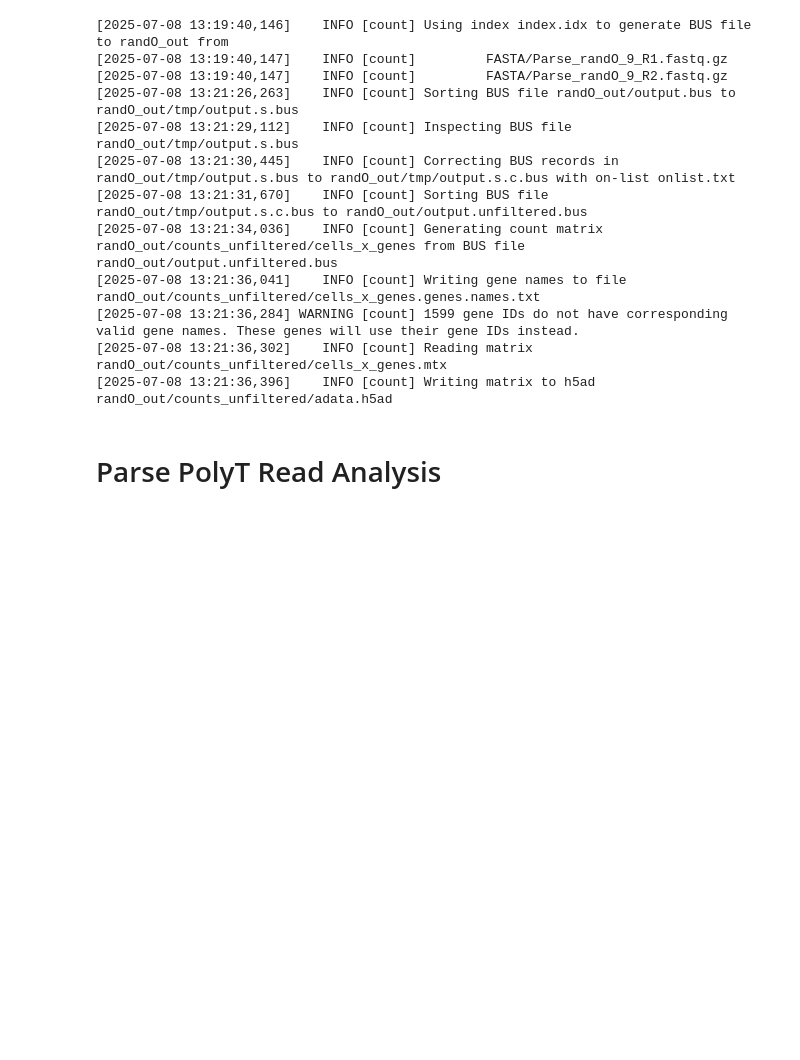
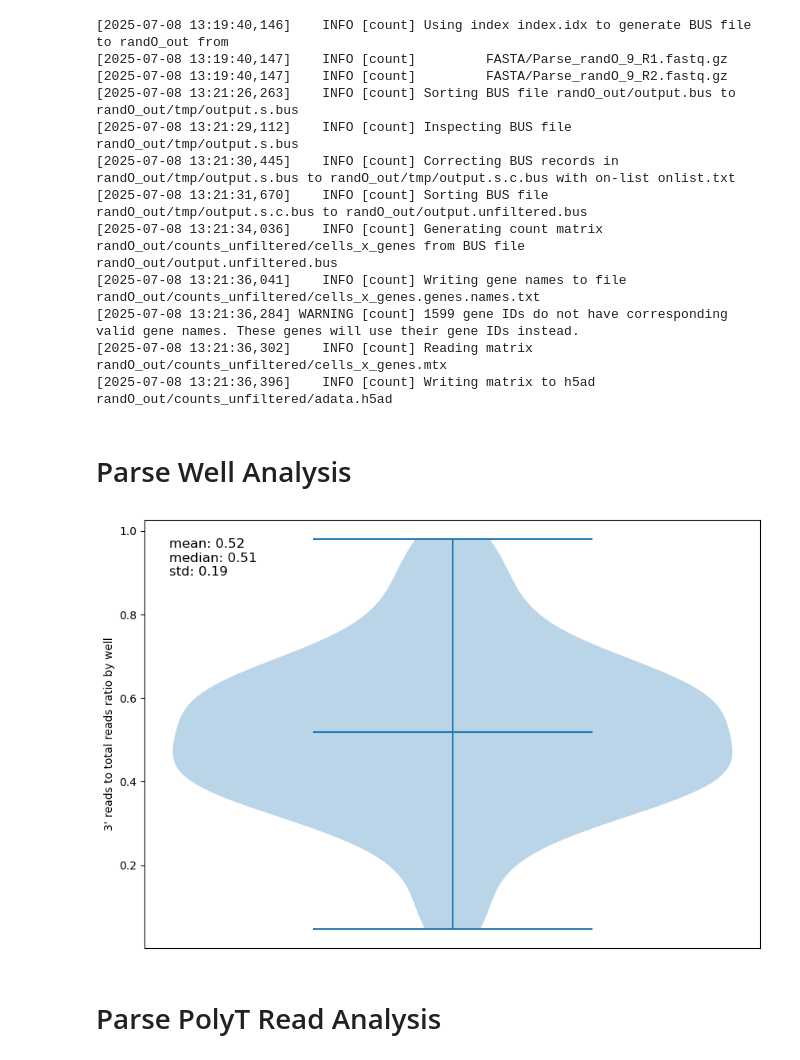
Before and after one commit to mcaskey6/10XvParse, a Jupyter notebook: Analysis 1/parse_test.ipynb, the cells around one changed output. Cells and saved outputs as stored; diff of their text form; code cells hidden in the pictures; blank space fills up the shorter version.

Commit message:
Added read ratio well plot

```diff
--- a/Analysis 1/parse_test.ipynb
+++ b/Analysis 1/parse_test.ipynb
@@ -164,6 +165,40 @@ import statsmodels.api as sm
 wells_data = anndata.read_h5ad('wells_out/counts_unfiltered/adata.h5ad')
 polyT_data = anndata.read_h5ad('polyT_out/counts_unfiltered/adata.h5ad')
 randO_data = anndata.read_h5ad('randO_out/counts_unfiltered/adata.h5ad')
+# %% [markdown]
+# Parse Well Analysis
+# %%
+with open('wells_out/matrix.sample.barcodes', 'r') as well_barcodes:
+    well_barcodes = well_barcodes.read().splitlines()
+randO_barcodes = well_barcodes[:96] # First 96 are randO reads
+polyT_barcodes = well_barcodes[96:193] # Next 96 are polyT reads
+
+wells_data.obs['well'] = -1
+
+wells_data.obs['randO'] = False
+for well, randO_barcode in enumerate(randO_barcodes):
+    wells_data.obs.loc[wells_data.obs.index.str.startswith(randO_barcode), 'randO'] = True
+    wells_data.obs.loc[wells_data.obs.index.str.startswith(randO_barcode), 'well'] = well + 1
+
+wells_data.obs['polyT'] = False
+for well, polyT_barcode in enumerate(polyT_barcodes):
+    wells_data.obs.loc[wells_data.obs.index.str.startswith(polyT_barcode), 'polyT'] = True
+    wells_data.obs.loc[wells_data.obs.index.str.startswith(polyT_barcode), 'well'] = well + 1
+
+wells_data.obs['n_reads'] = wells_data.X.sum(axis=1).A1
+# %%
+well_read_ratios = wells_data.obs[wells_data.obs['polyT']].groupby('well')['n_reads'].sum() / wells_data.obs.groupby('well')['n_reads'].sum()
+well_read_ratios = well_read_ratios[well_read_ratios >= 0]
+
+plt.figure(figsize=(10, 7))
+plt.violinplot(well_read_ratios.tolist(), showmeans=True, showmedians=False, showextrema=True)
+plt.xticks([])
+plt.ylabel("3' reads to total reads ratio by well")
+string = "mean: " + str(round(np.mean(well_read_ratios),2)) + "\nmedian: " + str(round(np.median(well_read_ratios),2)) + "\nstd: " + str(round(np.std(well_read_ratios),2))
+plt.text(0.04, 0.87, string, transform=plt.gca().transAxes, fontsize=12)
+plt.show()
+# %% [output]
+[figure, added]
 # %% [markdown]
 # Parse PolyT Read Analysis
 # %%
```
Also changed, not shown: parts of 4 cells of this notebook, 2 other files.
